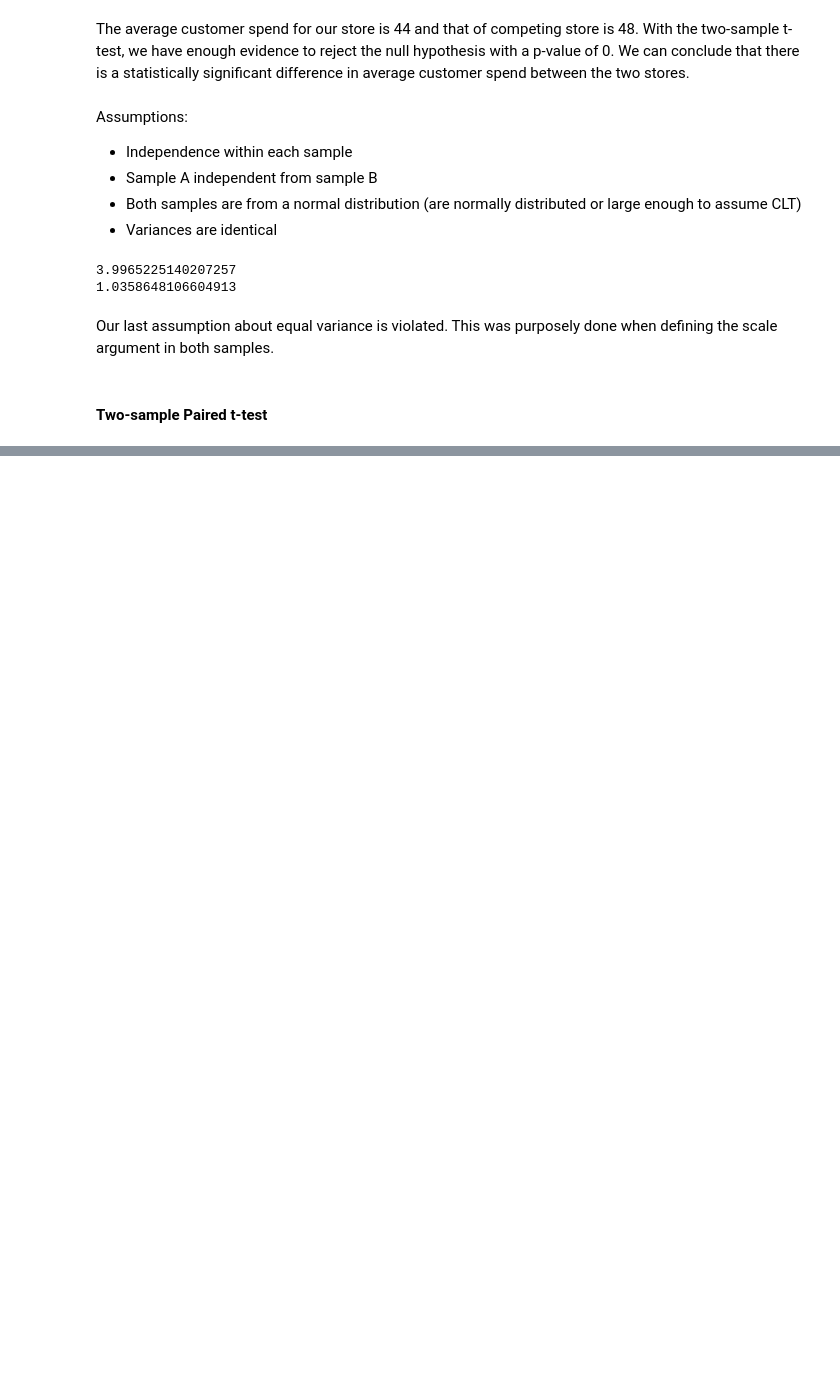
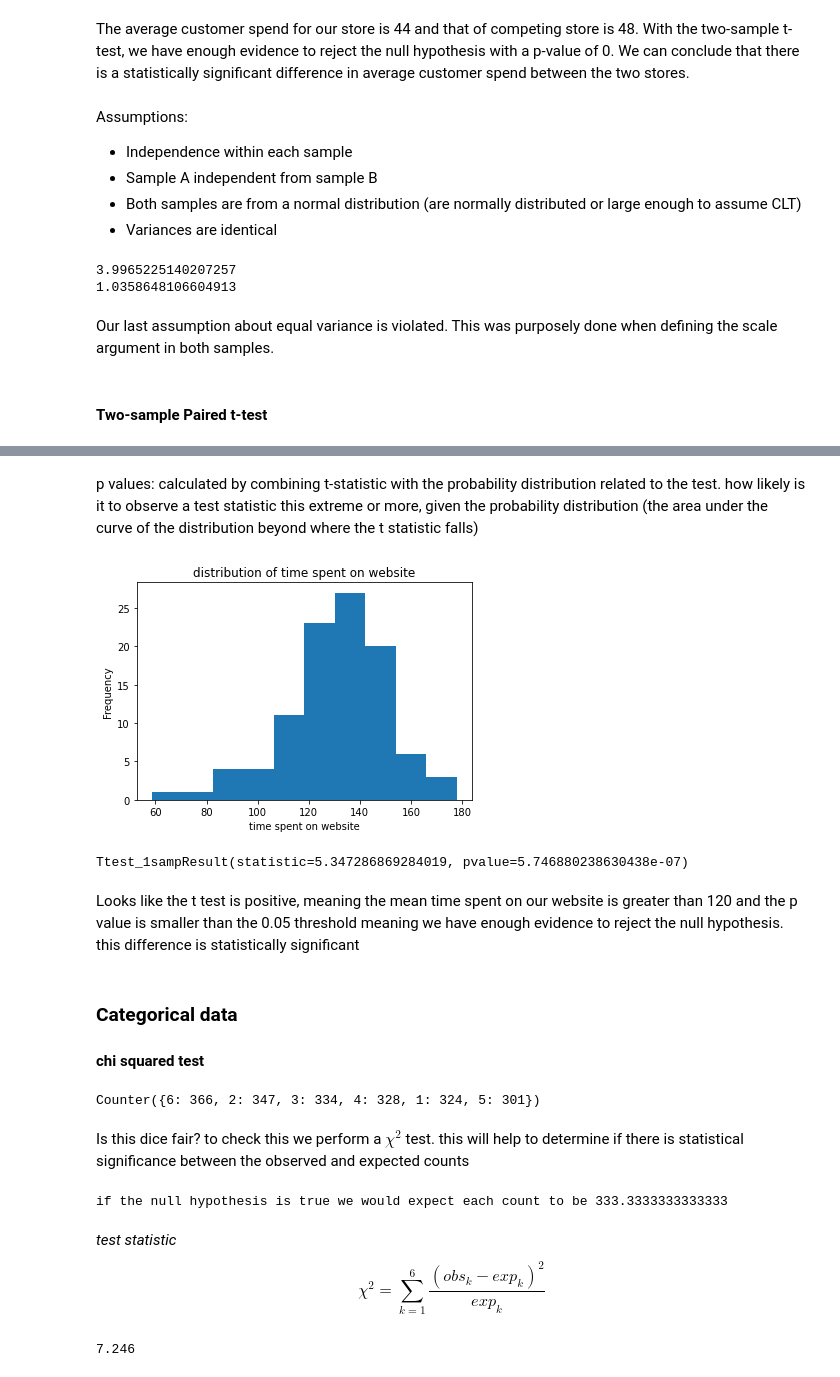
Before and after one commit to eugenebaraka/deep-stats, a Jupyter notebook: hypothesis_testing.ipynb, the cells around one changed output, grey strips where cells are left out. Saved outputs shown, nothing was run; the diff lists cells and outputs as text; code cells hidden in the pictures; blank space fills up the shorter version.

Commit message:
chi2 tests

```diff
--- a/hypothesis_testing.ipynb
+++ b/hypothesis_testing.ipynb
@@ -124,0 +162,69 @@ The difference in customer spend between two stores above might be due to differ
+# %% [markdown]
+p values: calculated by combining t-statistic with the probability distribution related to the test. how likely is it to observe a test statistic this extreme or more, given the probability distribution (the area under the curve of the distribution beyond where the t statistic falls)
+# %%
+### evaluating time spent on website
+
+time_spent = np.array([139.43, 106.18, 158.65, 123.75, 115.59, 147.74, 147.19, 117.27,
+       130.31,  85.15, 153.  , 149.84, 149.07,  89.57, 123.32, 130.04,
+       138.11, 135.78, 156.42,  99.06, 125.95, 116.88, 133.87, 141.07,
+       156.36, 120.61, 143.51,  93.66, 126.34, 151.18, 122.04, 136.75,
+       150.95, 150.92, 147.27, 127.56, 132.49, 123.54, 146.83, 177.82,
+       131.52, 118.67, 130.72,  88.5 , 134.96, 112.06, 127.26, 130.37,
+       145.11, 134.31, 146.82, 101.08, 101.96, 127.98, 119.04, 127.11,
+       137.08, 129.29, 141.31, 160.91, 110.52, 128.59, 136.16, 125.83,
+       150.68,  81.99, 170.61, 107.15, 134.24, 144.09, 114.29, 139.24,
+       144.08, 140.47, 111.47, 170.16, 134.54, 106.95, 142.64, 130.79,
+       139.29,  58.73, 156.42, 133.05, 133.29, 121.4 , 145.35, 149.7 ,
+       135.42, 157.84, 131.6 , 122.  , 109.44, 118.31, 146.33, 128.36,
+       123.1 , 140.57, 108.62, 119.76])
+
+plt.figure()
+plt.hist(time_spent)
+plt.xlabel('time spent on website')
+plt.ylabel('Frequency')
+plt.title('distribution of time spent on website')
+plt.show()
+# %% [output]
+[figure, added]
+# %%
+#is the time spent on our website different from our competitor's (100s)?
+t_test = stats.ttest_1samp(time_spent, 120)
+print(t_test)
+# %% [output]
+Ttest_1sampResult(statistic=5.347286869284019, pvalue=5.746880238630438e-07)
+# %% [markdown]
+Looks like the t test is positive, meaning the mean time spent on our website is greater than 120 and the p value is smaller than the 0.05 threshold meaning we have enough evidence to reject the null hypothesis. this difference is statistically significant
+# %% [markdown]
+### Categorical data
+
+#### chi squared test
+# %%
+#generate a biased dice rolls
+probs = np.array([0.164, 0.164, 0.164, 0.164, 0.164, 0.18])
+biased_rolls = np.random.choice(range(1, 7), replace=True, size = 2000, p=probs)
+
+#count occurances of each roll
+from collections import Counter
+occurances = Counter(biased_rolls)
+print(occurances)
+# %% [output]
+Counter({6: 366, 2: 347, 3: 334, 4: 328, 1: 324, 5: 301})
+# %% [markdown]
+Is this dice fair? to check this we perform a $\chi^2$ test. this will help to determine if there is statistical significance between the observed and expected counts
+# %%
+print(f"if the null hypothesis is true we would expect each count to be {2000/6}")
+# %% [output]
+if the null hypothesis is true we would expect each count to be 333.3333333333333
+# %% [markdown]
+*test statistic*
+$$ \chi^2 = \sum_{k=1}^6\frac{(obs_k - exp_k)^2}{exp_k} $$
+# %%
+expected = 1/6 * 2000
+chisq = 0
+for i in range(1, 7):
+    observed = occurances[i]
+    chisq += ((observed - expected)**2)/expected
+
+print(chisq)
+# %% [output]
+7.246
```
Also changed, not shown: parts of 15 cells of this notebook.
